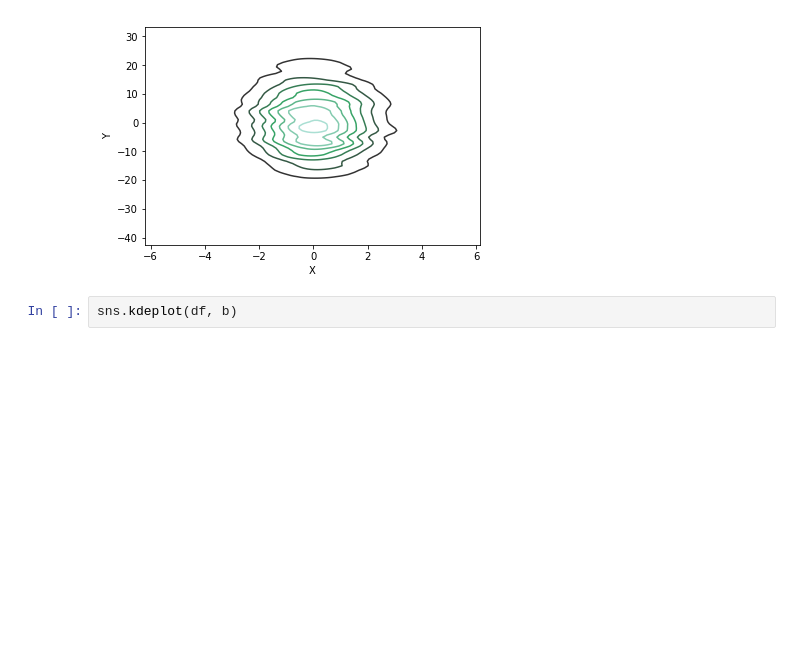
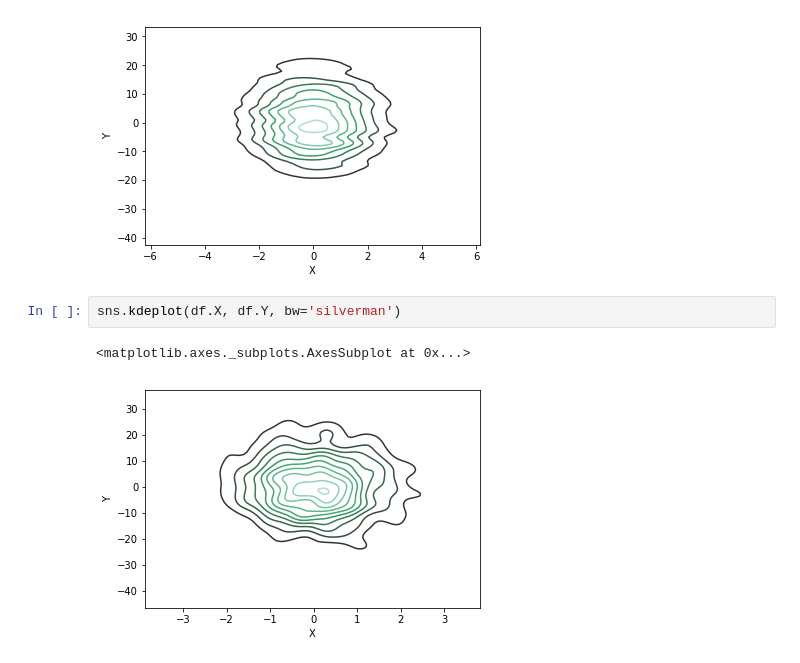
Before and after one commit to aki-06/Python_DS, a Jupyter notebook: カーネル密度推定.ipynb, the cells around one changed output. Drawn from its saved outputs; the diff is of its cells as text; blank space fills up the shorter version.

```diff
--- a/カーネル密度推定.ipynb
+++ b/カーネル密度推定.ipynb
@@ -124,4 +124,7 @@ sns.kdeplot(df.X, df.Y, bw=1)
 <matplotlib.axes._subplots.AxesSubplot at 0x...>
 [figure]
 # %%
-sns.kdeplot(df, b)
+sns.kdeplot(df.X, df.Y, bw='silverman')
+# %% [output]
+<matplotlib.axes._subplots.AxesSubplot at 0x...>
+[figure, added]
```
Also changed, not shown: parts of 1 cell of this notebook, 1 other file.
